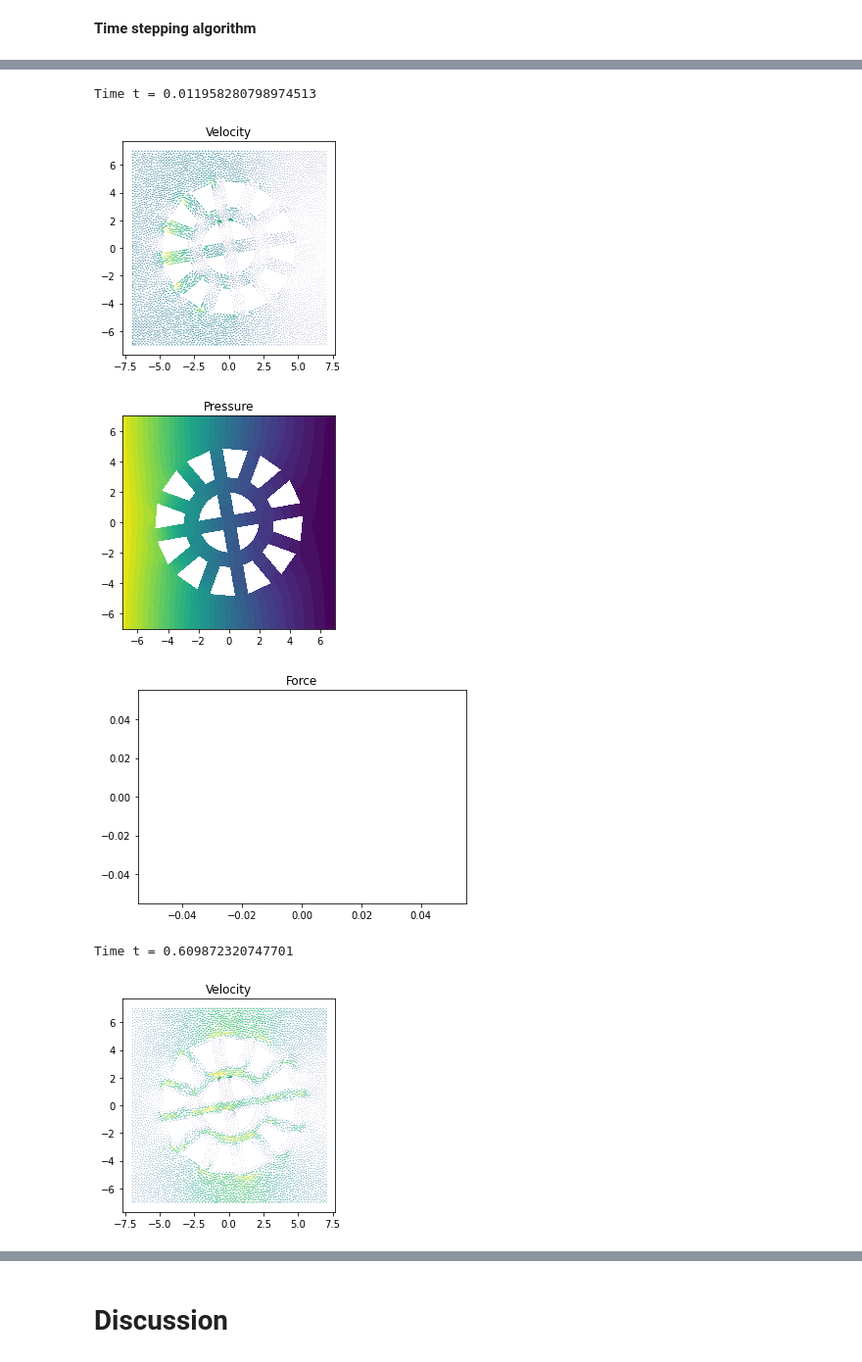
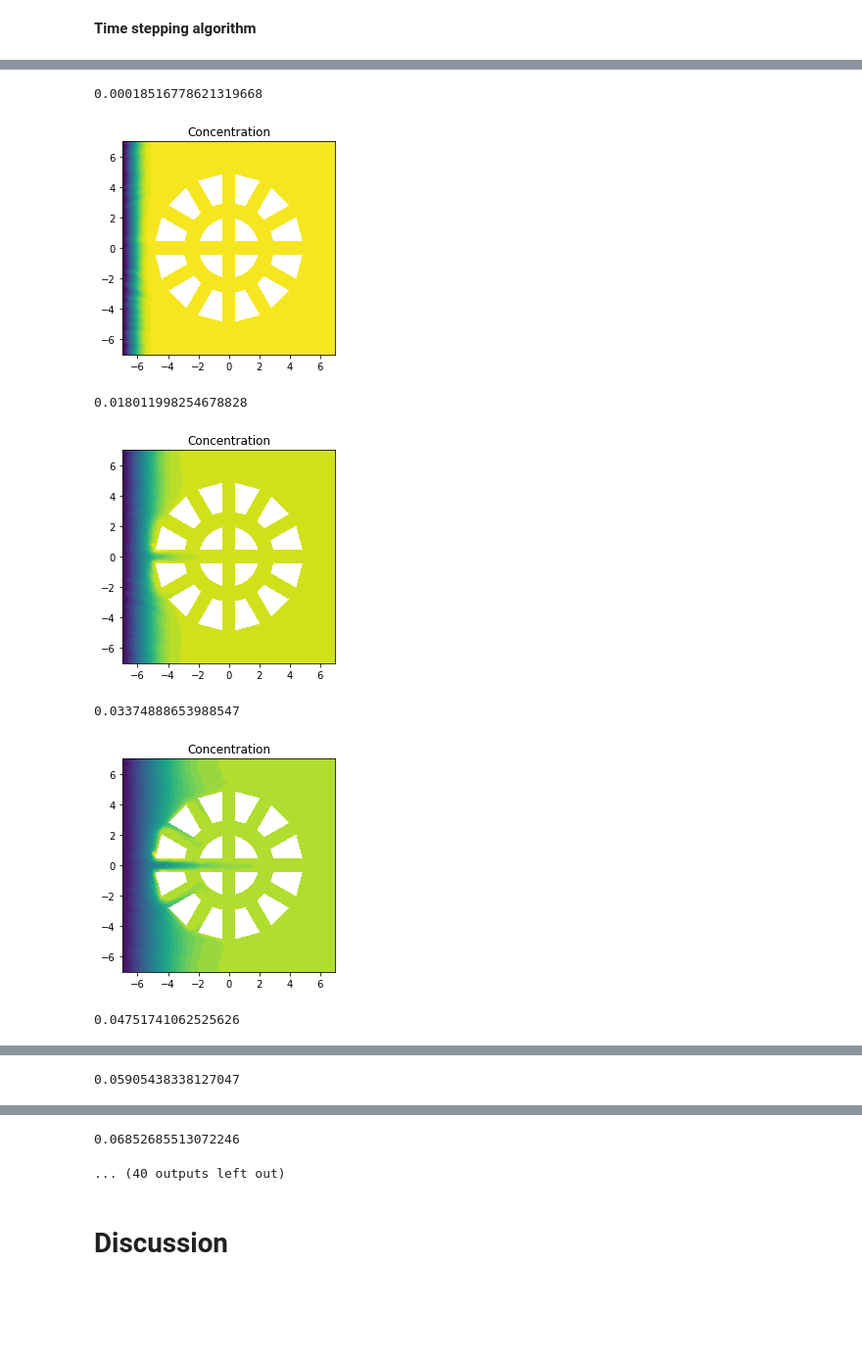
Before and after one commit to johanhoffman/DD2365-VT20, a Jupyter notebook: Project/projectV4_P2.ipynb, the cells around one changed output, grey strips where cells are left out. Shown at 98% size. Cells and saved outputs as stored; diff of their text form; code cells hidden in the pictures; blank space fills up the shorter version.

```diff
--- a/Project/projectV4_P2.ipynb
+++ b/Project/projectV4_P2.ipynb
@@ -141,8 +141,8 @@ q = TestFunction(Q)
 **Define boundary conditions**
 # %%
 # # inflow and outflow conditions
-# XMIN = 0.0; XMAX = L
-# YMIN = 0.0; YMAX = H
+XMIN = -7; XMAX = 7
+YMIN = -7; YMAX = 7
 
 # # define uin of size 1 for different angles: 0, pi/6, pi/3, pi/2
 # # angle = 0
@@ -153,7 +153,7 @@ q = TestFunction(Q)
 # # pout = 0.0
 
 # # Inflow boundary (ib), outflow boundary (ob) and wall boundary (wb)
-# ib = Expression("near(x[0],XMIN) || near(x[1],YMIN) ? 1. : 0.", XMIN=XMIN, YMIN=YMIN, element = Q.ufl_element())
+ib = Expression("near(x[0],XMIN) ? 1. : 0.", XMIN=XMIN, YMIN=YMIN, element = Q.ufl_element())
 # ob = Expression("near(x[0],XMAX) || near(x[1], YMAX) ? 1. : 0.", XMAX=XMAX, YMAX=YMAX, element = Q.ufl_element())
 # wb = Expression("x[0] > XMIN + DOLFIN_EPS && x[0] < XMAX - DOLFIN_EPS && x[1] > YMIN + DOLFIN_EPS && x[1] < YMAX - DOLFIN_EPS? 1. : 0.", XMIN=XMIN, XMAX=XMAX, YMIN=YMIN,YMAX=YMAX, element = Q.ufl_element())
 # %% [markdown]
@@ -171,7 +171,7 @@ q = TestFunction(Q)
 # %% [markdown]
 **Time stepping algorithm**
 # %%
-rm! results/*
+!rm results/*
 
 # Define function space for system of concentrations
 u = Function(V)
@@ -179,15 +179,20 @@ element = FiniteElement("P", triangle, 1)
 Vc = FunctionSpace(mesh, element)
 
 vc = TestFunction(Vc) #test function
-fc = Constant(1)    #source
+fc = Constant(1/mesh.num_cells())    #source
 dt = 0.5*mesh.hmin()  #time step
 c = Function(Vc)       #concentration
 c_n = Function(Vc)     #concentration previous timestep
-d = 0.5*mesh.hmin()
+d = mesh.hmin()
+
+h = CellDiameter(mesh)
+C = 1.0e3
+gamma = C/h
+
 
 #variational problem:
 Fc = inner((c-c_n)/dt,vc)*dx + inner(dot(u,grad(c)),vc)*dx \
-+ d*dot(u,grad(c))*dot(u,grad(vc))*dx - fc*vc*dx
++ gamma*ib*inner(c,vc)*dx + d*dot(u,grad(c))*dot(u,grad(vc))*dx - fc*vc*dx
 
 #time stepping
 file_c = File("results/c.pvd")
@@ -195,15 +200,15 @@ file_u = File("results/u.pvd")
 timeseries_u = TimeSeries('velocity_series')
 
 t=0
-T=6
-freq = 3
+T=30
+freq = 24
 pl = 0
 num_steps = int(5/dt)
 while t < T + DOLFIN_EPS:
     # print(n+"\n")
     # Update current time
     t += dt
-    timeseries_u.retrieve(u.vector(), t)
+    timeseries_u.retrieve(u.vector(), t%3)
     # Solve variational problem for time step
     solve(Fc == 0, c)
     # Update previous solution
@@ -218,7 +223,7 @@ while t < T + DOLFIN_EPS:
       # Save solution to file (VTK)
       file_c << (c, t)
       file_u << (u, t)
-
+      print(assemble(c*dx))
 
 # Plot solution
 c1 = project(c, Vc)
@@ -232,6 +238,7 @@ files.download('results.tar.gz')
-Time t = 0.011958280798974513
+0.00018516778621319668
-[figure, old version]
-[figure, old version]
+[figure, new version]
+0.018011998254678828
-[figure, old version]
+[figure, new version]
-Time t = 0.609872320747701
+0.03374888653988547
-[figure, old version]
+[figure, new version]
+0.04751741062525626
@@ -238,0 +246 @@ Time t = 0.609872320747701
+0.05905438338127047
@@ -245 +248,3 @@ Time t = 1.207786360696426
+0.06852685513072246
+... (40 outputs left out)
 # %%
```
Also changed, not shown: parts of 3 cells of this notebook.
